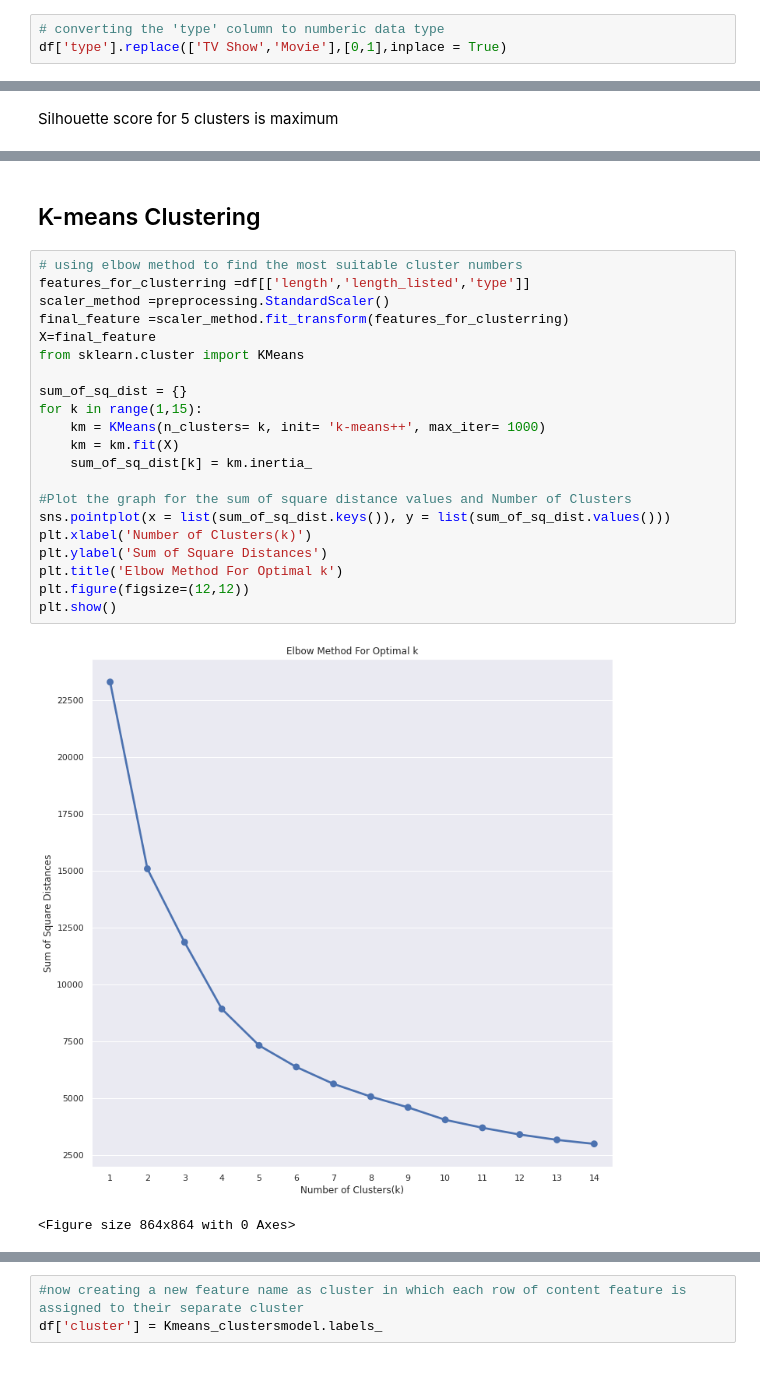
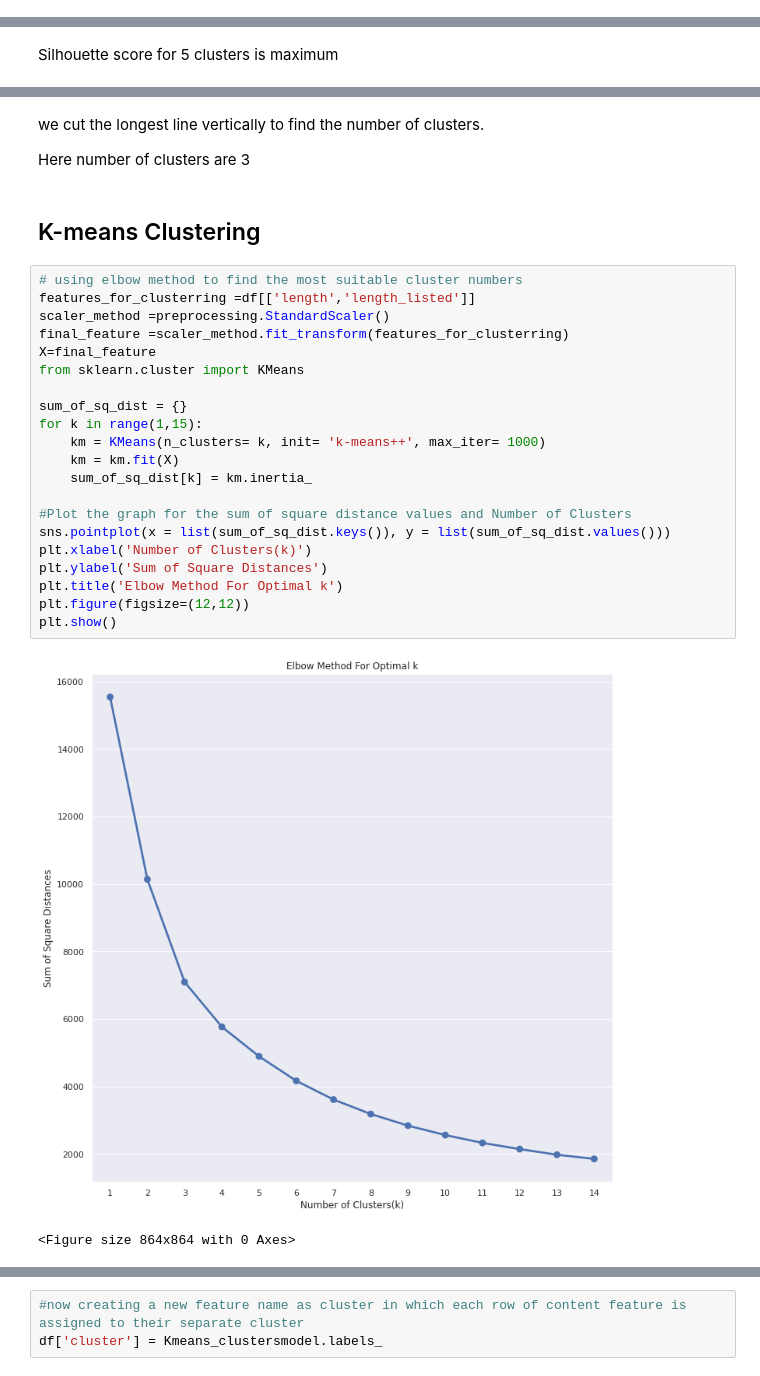
Before and after one commit to KirteshVerma/Netflix-movies-and-TV-shows, a Jupyter notebook: Netflix_movies_and_TV_shows_clustering.ipynb, the cells around one changed output, grey strips where cells are left out. Cells and saved outputs as stored; diff of their text form.

```diff
--- a/Netflix_movies_and_TV_shows_clustering.ipynb
+++ b/Netflix_movies_and_TV_shows_clustering.ipynb
@@ -773,9 +773,6 @@ def length(text):
 #applying length function to both the columns
 df['length'] = df['description'].apply(length)
 df['length_listed'] = df['listed_in'].apply(length)
-# %%
-# converting the 'type' column to numberic data type
-df['type'].replace(['TV Show','Movie'],[0,1],inplace = True)
 # %%
 df.info()
 # %% [output]
@@ -956,27 +971,32 @@ For n_clusters = 10 The average silhouette_score is : 0.3377624727736268
+# %% [markdown]
+
+we cut the longest line vertically to find the number of clusters.
+
+Here number of clusters are 3
 # %% [markdown]
 ## K-means Clustering
 # %%
 # using elbow method to find the most suitable cluster numbers
-features_for_clusterring =df[['length','length_listed','type']]
+features_for_clusterring =df[['length','length_listed']]
 scaler_method =preprocessing.StandardScaler()
 final_feature =scaler_method.fit_transform(features_for_clusterring)
 X=final_feature
 from sklearn.cluster import KMeans
 
 sum_of_sq_dist = {}
 for k in range(1,15):
     km = KMeans(n_clusters= k, init= 'k-means++', max_iter= 1000)
     km = km.fit(X)
     sum_of_sq_dist[k] = km.inertia_
 
 #Plot the graph for the sum of square distance values and Number of Clusters
 sns.pointplot(x = list(sum_of_sq_dist.keys()), y = list(sum_of_sq_dist.values()))
 plt.xlabel('Number of Clusters(k)')
 plt.ylabel('Sum of Square Distances')
 plt.title('Elbow Method For Optimal k')
 plt.figure(figsize=(12,12))
 plt.show()
 # %% [output]
-[figure, old version]
+[figure, new version]
 <Figure size 864x864 with 0 Axes>
 # %% [markdown]
```
Also changed, not shown: parts of 18 cells of this notebook.
